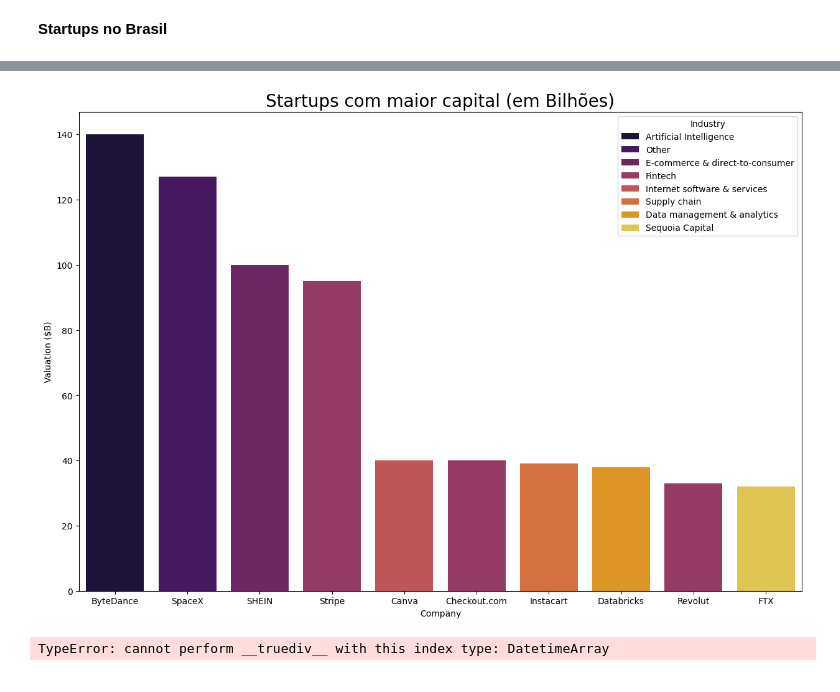
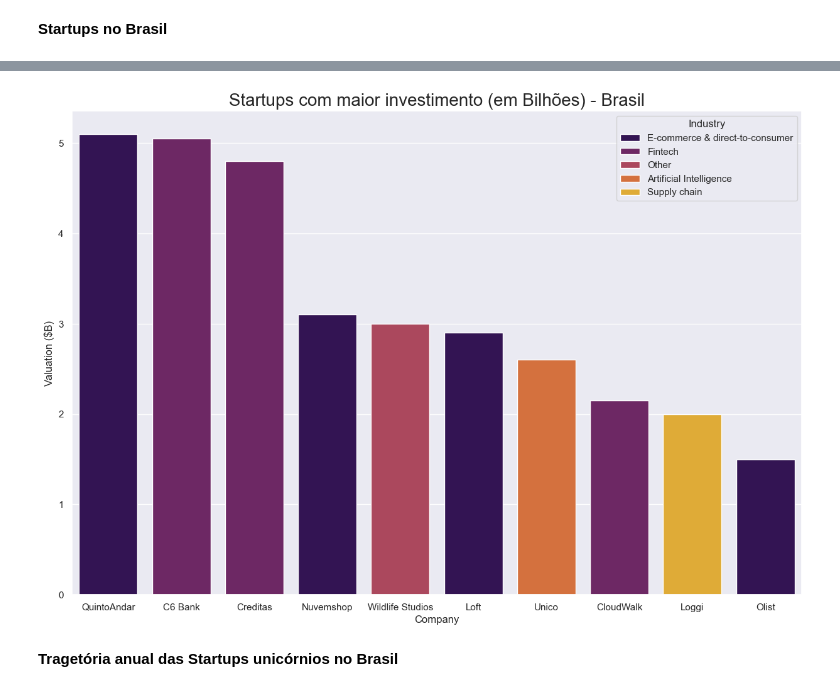
Before and after one commit to nathanmss/datasets_analise_dados, a Jupyter notebook: startups_unicornios/startups_unicornio.ipynb, the cells around one changed output, grey strips where cells are left out. Saved outputs shown, nothing was run; the diff lists cells and outputs as text; code cells hidden in the pictures.

```diff
--- a/startups_unicornios/startups_unicornio.ipynb
+++ b/startups_unicornios/startups_unicornio.ipynb
@@ -264,0 +272,14 @@ import seaborn as sns
+# %%
+sns.set_theme()
+plt.figure(figsize=(15,10))
+plt.title('10 Países com maior valor investido(em Bilhões)',fontsize=20)
+sns.barplot(data=acumulado_paises, x='Country', y='Valuation ($B)', dodge=False, palette='inferno')
+
+
+xticks = np.arange(40, 2070,200)
+plt.grid(axis='x')
+plt.xticks(fontsize=15);
+plt.xlabel('Países',fontsize=18,labelpad=5 )
+plt.yticks(xticks, fontsize=15);
+plt.ylabel('Valor em Bilhões',fontsize=18)
+plt.show()
@@ -284,0 +307,9 @@ crescimento_anual
+# %%
+sns.set_theme(style="darkgrid")
+plt.figure(figsize=(10,5))
+sns.lineplot(x='Fundação', y='Company', data=crescimento_anual)
+plt.scatter(x='Fundação', y='Company', data=crescimento_anual, color = "r", marker = ".", s =100)
+plt.ylabel('Quantidade de Startups')
+plt.xlabel('Ano')
+plt.grid(linewidth=0.5)
+plt.title('Trajetória do crescimento das Startups por ano')
@@ -334,0 +432,10 @@ df.groupby('Continente').agg({'Company':'count'})
+# %%
+sns.set_theme(style="darkgrid")
+plt.figure(figsize=(10,5))
+sns.lineplot(x='Fundação', y='Company', data=continente_startups, hue='Continente')
+
+plt.ylabel('Quantidade de Startups')
+plt.xlabel('Ano')
+plt.grid(linewidth=0.5)
+plt.title('Trajetória do crescimento das Startups por ano')
+plt.show()
@@ -336,5 +445,6 @@ df.groupby('Continente').agg({'Company':'count'})
 **Startups no Brasil**
 # %%
 #Startups no Brasil
-df[df['Country'] == 'Brazil']
+df_brasil = df[df['Country'] == 'Brazil']
+df_brasil
 # %% [output]
@@ -359,13 +469,9 @@ df[df['Country'] == 'Brazil']
 # %%
-maiores_startups = df.sort_values(by='Valuation ($B)', ascending=False).head(10)
+maiores_startups_br = df_brasil.sort_values(by='Valuation ($B)', ascending=False).head(10)
 plt.figure(figsize=(15,10))
-plt.title('Startups com maior capital (em Bilhões)', fontsize=20)
-figure = sns.barplot(data=maiores_startups, x='Company', y='Valuation ($B)', hue='Industry', dodge=False, palette='inferno')
+plt.title('Startups com maior investimento (em Bilhões) - Brasil', fontsize=20)
+figure = sns.barplot(data=maiores_startups_br, x='Company', y='Valuation ($B)', hue='Industry', dodge=False, palette='inferno')
 # %% [output]
-[figure, old version]
+[figure, new version]
-# %%
-maiores_industrias = df.sort_values(by='Valuation ($B)', ascending=False).apply(lambda x: (x/maiores_startups.sum())*100).round(2)
-
-figure = sns.barplot(data=maiores_industrias, x='Industry', y='Valuation ($B)', dodge=False, palette='icefire_r')
-# %% [output]
-TypeError: cannot perform __truediv__ with this index type: DatetimeArray
+# %% [markdown]
+**Tragetória anual das Startups unicórnios no Brasil**
```
Also changed, not shown: parts of 35 cells of this notebook.
